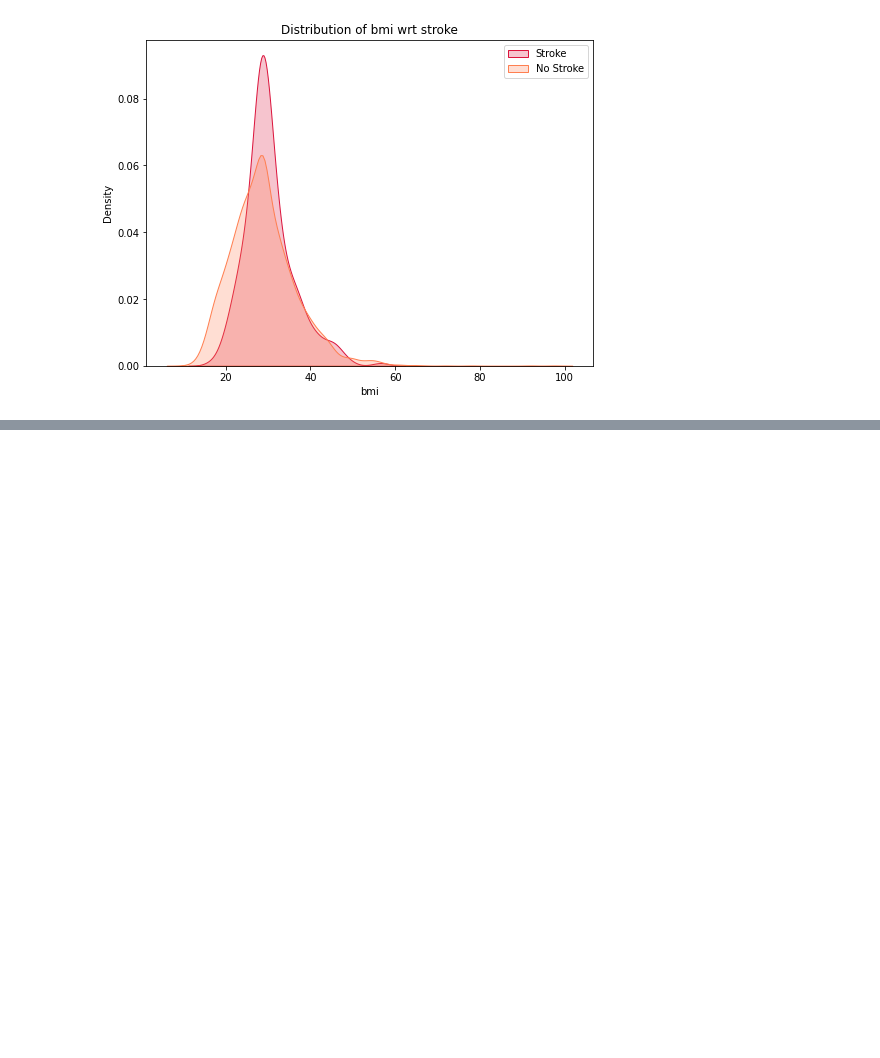
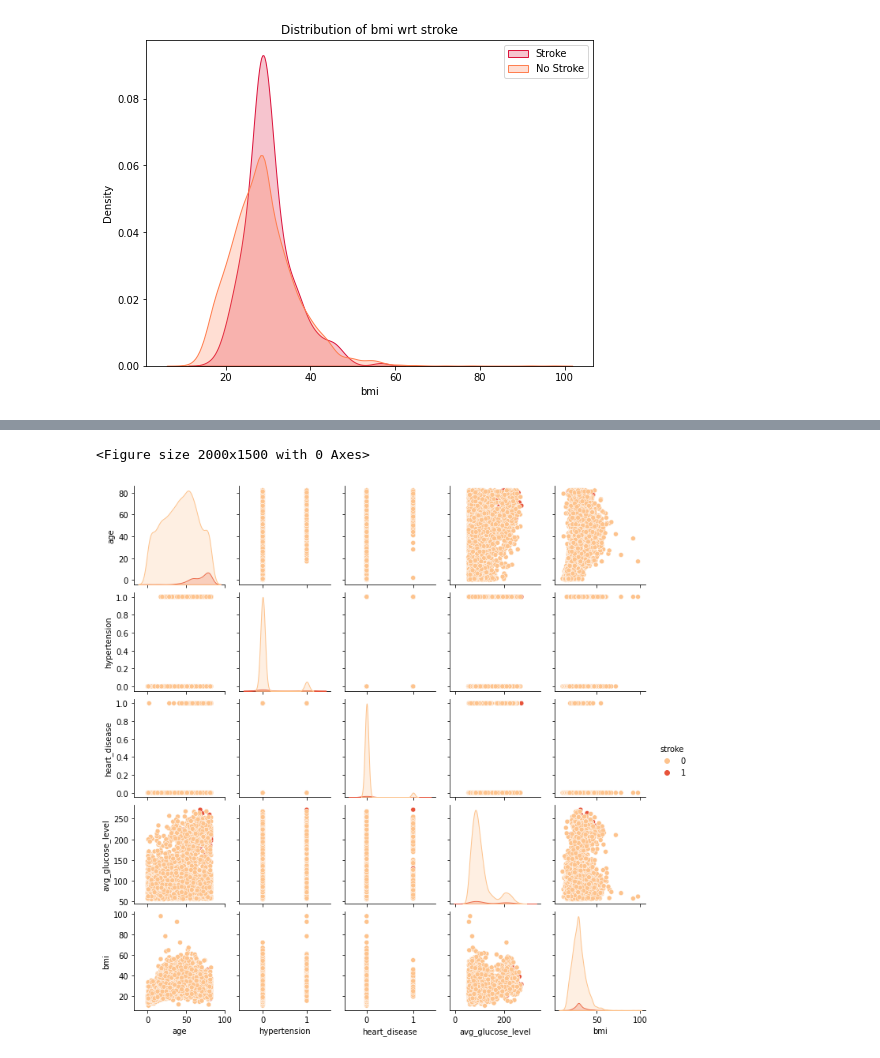
Before and after one commit to MeiTao87/stroke_prediction, a Jupyter notebook: Stroke Prediction Dataset -- 11 clinical features por predicting stroke events.ipynb, the cells around one changed output, grey strips where cells are left out. Cells and saved outputs as stored; diff of their text form; code cells hidden in the pictures; blank space fills up the shorter version.

```diff
--- a/Stroke Prediction Dataset -- 11 clinical features por predicting stroke events.ipynb
+++ b/Stroke Prediction Dataset -- 11 clinical features por predicting stroke events.ipynb
@@ -137,0 +192,7 @@ plt.show()
+# %%
+fig=plt.figure(figsize=(20,15), dpi=100)
+sns.pairplot(data=df, hue='stroke', height=2, palette='OrRd')
+plt.show()
+# %% [output]
+<Figure size 2000x1500 with 0 Axes>
+[figure, added]
```
Also changed, not shown: parts of 20 cells of this notebook.
